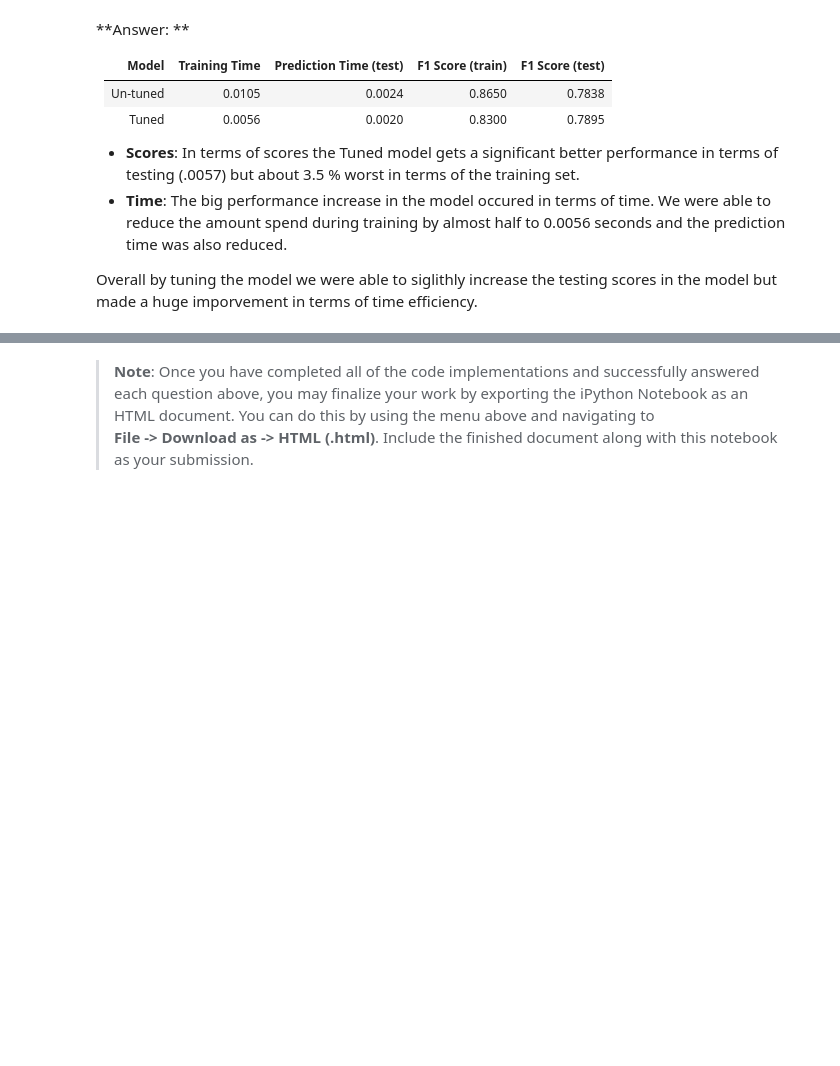
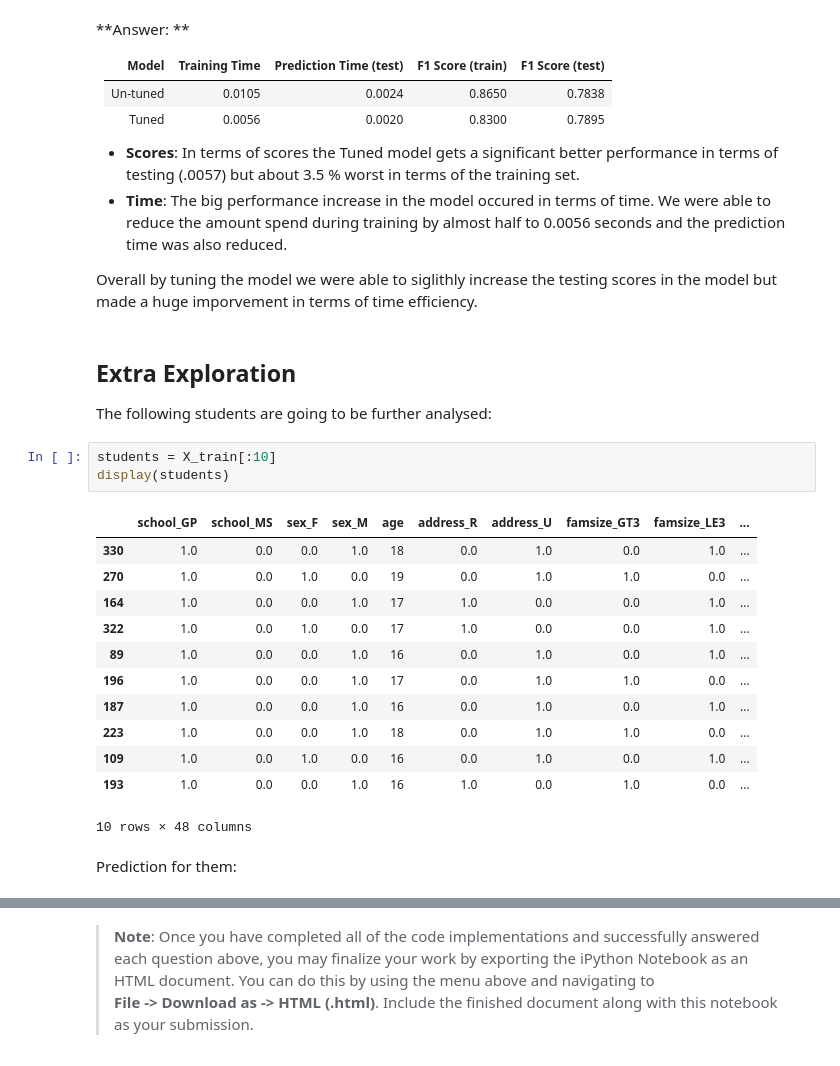
Before and after one commit to armandosrz/UdacityNanoMachine, a Jupyter notebook: student_intervention/student_intervention.ipynb, the cells around one changed output, grey strips where cells are left out. Drawn from its saved outputs; the diff is of its cells as text; blank space fills up the shorter version.

Commit message:
Added some extra exploration

```diff
--- a/student_intervention/student_intervention.ipynb
+++ b/student_intervention/student_intervention.ipynb
@@ -472,3 +472,25 @@ Tuned model has a testing F1 score of 0.7895.
 - __Time__: The big performance increase in the model occured in terms of time. We were able to reduce the amount spend during training by  almost half to 0.0056 seconds and the prediction time was also reduced.
 
 Overall by tuning the model we were able to siglithly increase the testing scores in the model but made a huge imporvement in terms of time efficiency.
+# %% [markdown]
+## Extra Exploration
+
+The following students are going to be further analysed:
+# %%
+students = X_train[:10]
+display(students)
+# %% [output]
+|  | school_GP | school_MS | sex_F | sex_M | age | address_R | address_U | famsize_GT3 | famsize_LE3 | ... |
+| 330 | 1.0 | 0.0 | 0.0 | 1.0 | 18 | 0.0 | 1.0 | 0.0 | 1.0 | ... |
+| 270 | 1.0 | 0.0 | 1.0 | 0.0 | 19 | 0.0 | 1.0 | 1.0 | 0.0 | ... |
+| 164 | 1.0 | 0.0 | 0.0 | 1.0 | 17 | 1.0 | 0.0 | 0.0 | 1.0 | ... |
+| 322 | 1.0 | 0.0 | 1.0 | 0.0 | 17 | 1.0 | 0.0 | 0.0 | 1.0 | ... |
+| 89 | 1.0 | 0.0 | 0.0 | 1.0 | 16 | 0.0 | 1.0 | 0.0 | 1.0 | ... |
+| 196 | 1.0 | 0.0 | 0.0 | 1.0 | 17 | 0.0 | 1.0 | 1.0 | 0.0 | ... |
+| 187 | 1.0 | 0.0 | 0.0 | 1.0 | 16 | 0.0 | 1.0 | 0.0 | 1.0 | ... |
+| 223 | 1.0 | 0.0 | 0.0 | 1.0 | 18 | 0.0 | 1.0 | 1.0 | 0.0 | ... |
+| 109 | 1.0 | 0.0 | 1.0 | 0.0 | 16 | 0.0 | 1.0 | 0.0 | 1.0 | ... |
+| 193 | 1.0 | 0.0 | 0.0 | 1.0 | 16 | 1.0 | 0.0 | 1.0 | 0.0 | ... |
+10 rows × 48 columns
+# %% [markdown]
+Prediction for them:
```
Also changed, not shown: parts of 5 cells of this notebook, 3 other files.
